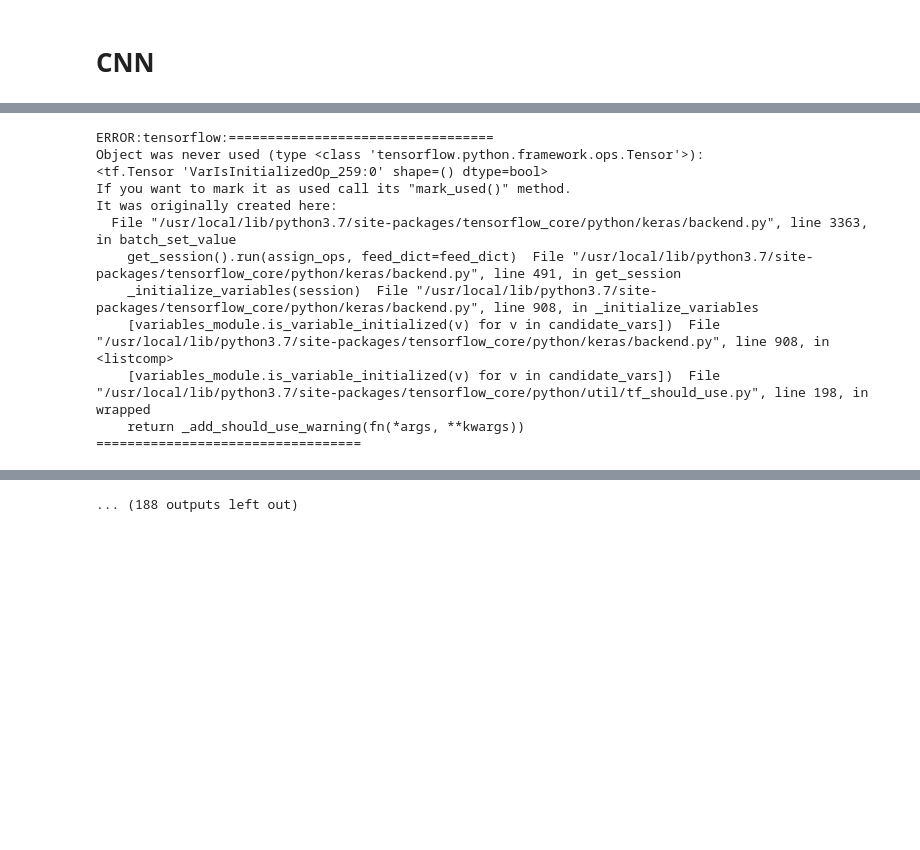
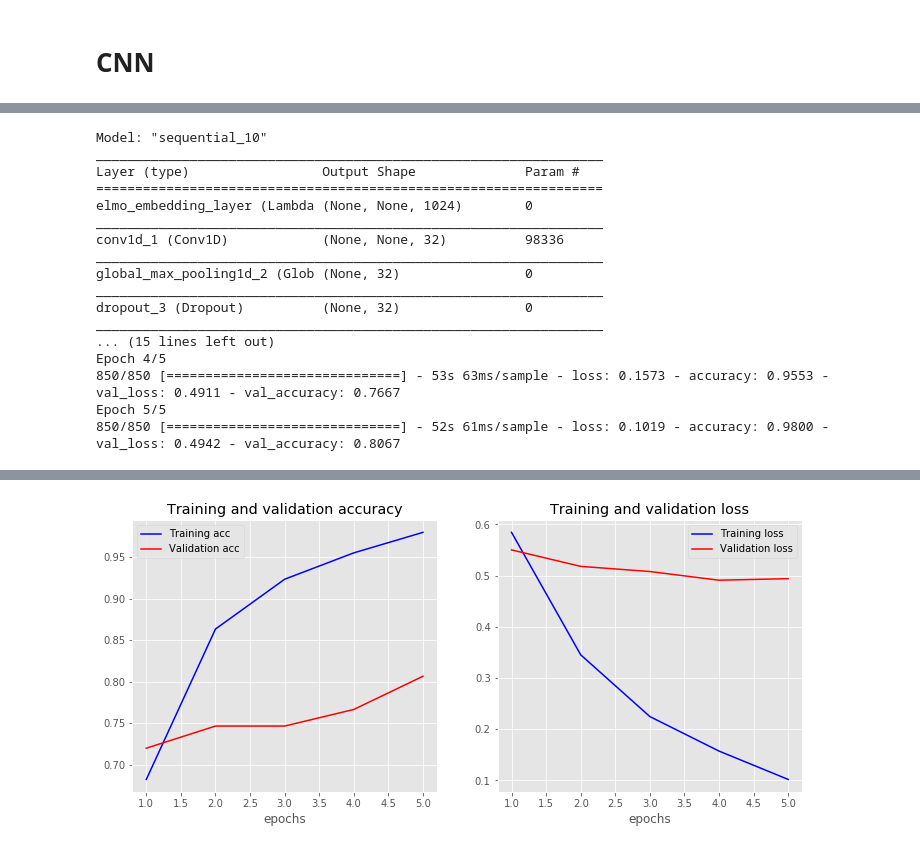
Before and after one commit to abhinavvv/dl-exp, a Jupyter notebook: sentiment-classification.ipynb, the cells around one changed output, grey strips where cells are left out. Drawn from its saved outputs; the diff is of its cells as text; code cells hidden in the pictures; blank space fills up the shorter version.

```diff
--- a/sentiment-classification.ipynb
+++ b/sentiment-classification.ipynb
@@ -379,12 +252,8 @@ with tf.compat.v1.Session() as session:
     cnn_model=createCNN(vocab_size,100,maxlen)
 
     cnn_model.summary()
-#     plot_model(cnn_model, to_file='sentiment_elmo_embedding_cnn.png',show_shapes=True, show_layer_names=True)
+    plot_model(cnn_model, to_file='sentiment_elmo_embedding_cnn.png',show_shapes=True, show_layer_names=True)
     cnn_model.compile(loss='binary_crossentropy',optimizer='adam',metrics=['accuracy'])
-    history = cnn_model.fit(sentences_train,y_train,batch_size=16,epochs=5,validation_data=(sentences_test, y_test),verbose=1)
+    history = cnn_model.fit(sentences_train,y_train,batch_size=32,epochs=5,validation_data=(sentences_test, y_test),verbose=1)
     plot_history(history)
-
-# cnn_model=createCNN(vocab_size,100,maxlen)
-# cnn_model.summary()
-# cnn_model.compile(loss='binary_crossentropy',optimizer='adam',metrics=['acc',f1_m,precision_m,recall_m])
 # %% [output]
@@ -415,12 +262,17 @@ It was originally created here:
-ERROR:tensorflow:==================================
-Object was never used (type <class 'tensorflow.python.framework.ops.Tensor'>):
-<tf.Tensor 'VarIsInitializedOp_259:0' shape=() dtype=bool>
-If you want to mark it as used call its "mark_used()" method.
-It was originally created here:
-  File "/usr/local/lib/python3.7/site-packages/tensorflow_core/python/keras/backend.py", line 3363, in batch_set_value
-    get_session().run(assign_ops, feed_dict=feed_dict)  File "/usr/local/lib/python3.7/site-packages/tensorflow_core/python/keras/backend.py", line 491, in get_session
-    _initialize_variables(session)  File "/usr/local/lib/python3.7/site-packages/tensorflow_core/python/keras/backend.py", line 908, in _initialize_variables
-    [variables_module.is_variable_initialized(v) for v in candidate_vars])  File "/usr/local/lib/python3.7/site-packages/tensorflow_core/python/keras/backend.py", line 908, in <listcomp>
-    [variables_module.is_variable_initialized(v) for v in candidate_vars])  File "/usr/local/lib/python3.7/site-packages/tensorflow_core/python/util/tf_should_use.py", line 198, in wrapped
-    return _add_should_use_warning(fn(*args, **kwargs))
-==================================
+Model: "sequential_10"
+_________________________________________________________________
+Layer (type)                 Output Shape              Param #
+=================================================================
+elmo_embedding_layer (Lambda (None, None, 1024)        0
+_________________________________________________________________
+conv1d_1 (Conv1D)            (None, None, 32)          98336
+_________________________________________________________________
+global_max_pooling1d_2 (Glob (None, 32)                0
+_________________________________________________________________
+dropout_3 (Dropout)          (None, 32)                0
+_________________________________________________________________
+... (15 lines left out)
+Epoch 4/5
+850/850 [==============================] - 53s 63ms/sample - loss: 0.1573 - accuracy: 0.9553 - val_loss: 0.4911 - val_accuracy: 0.7667
+Epoch 5/5
+850/850 [==============================] - 52s 61ms/sample - loss: 0.1019 - accuracy: 0.9800 - val_loss: 0.4942 - val_accuracy: 0.8067
@@ -535 +279 @@ It was originally created here:
-... (188 outputs left out)
+[figure, added]
```
Also changed, not shown: parts of 13 cells of this notebook, 3 other files.
